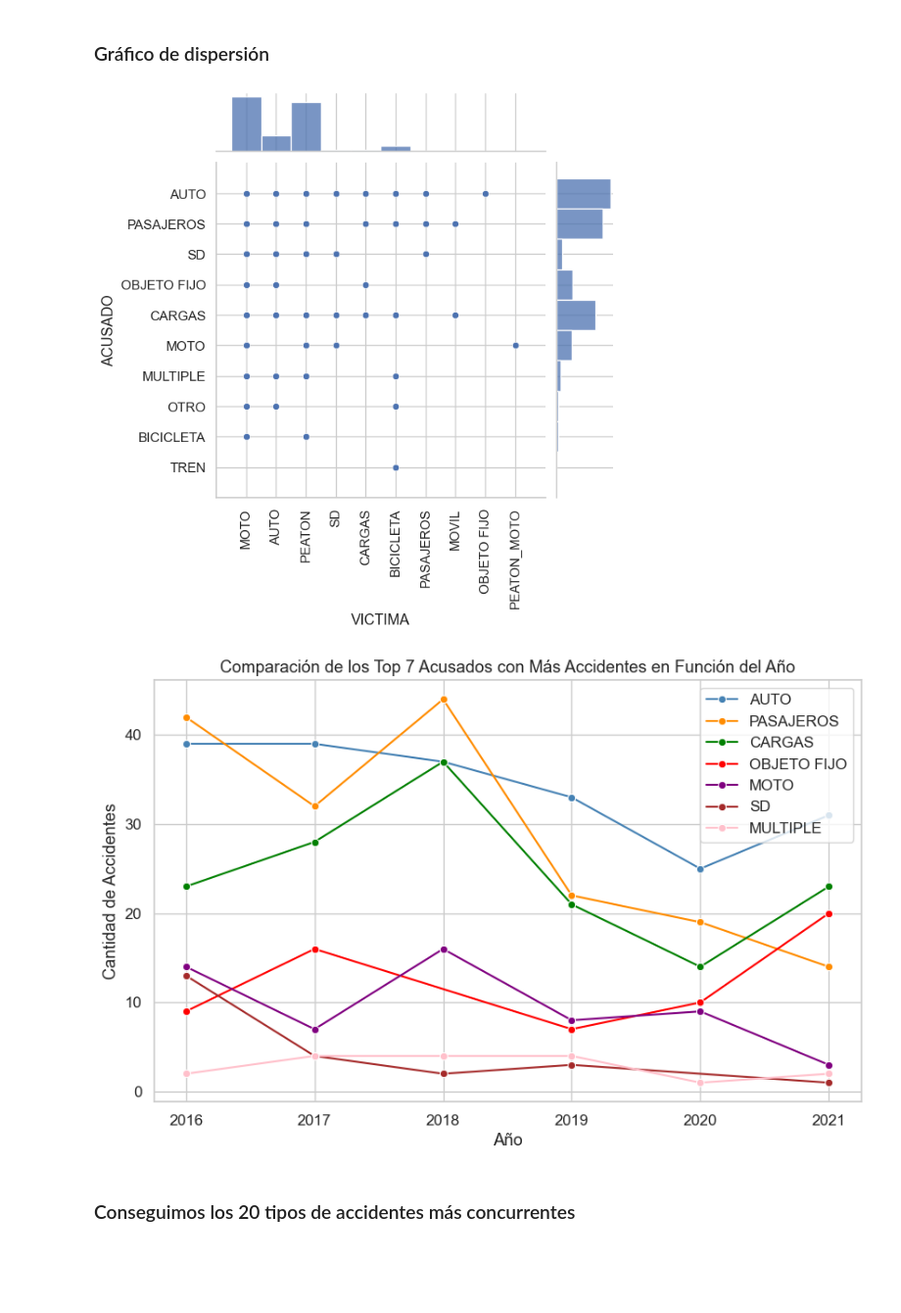
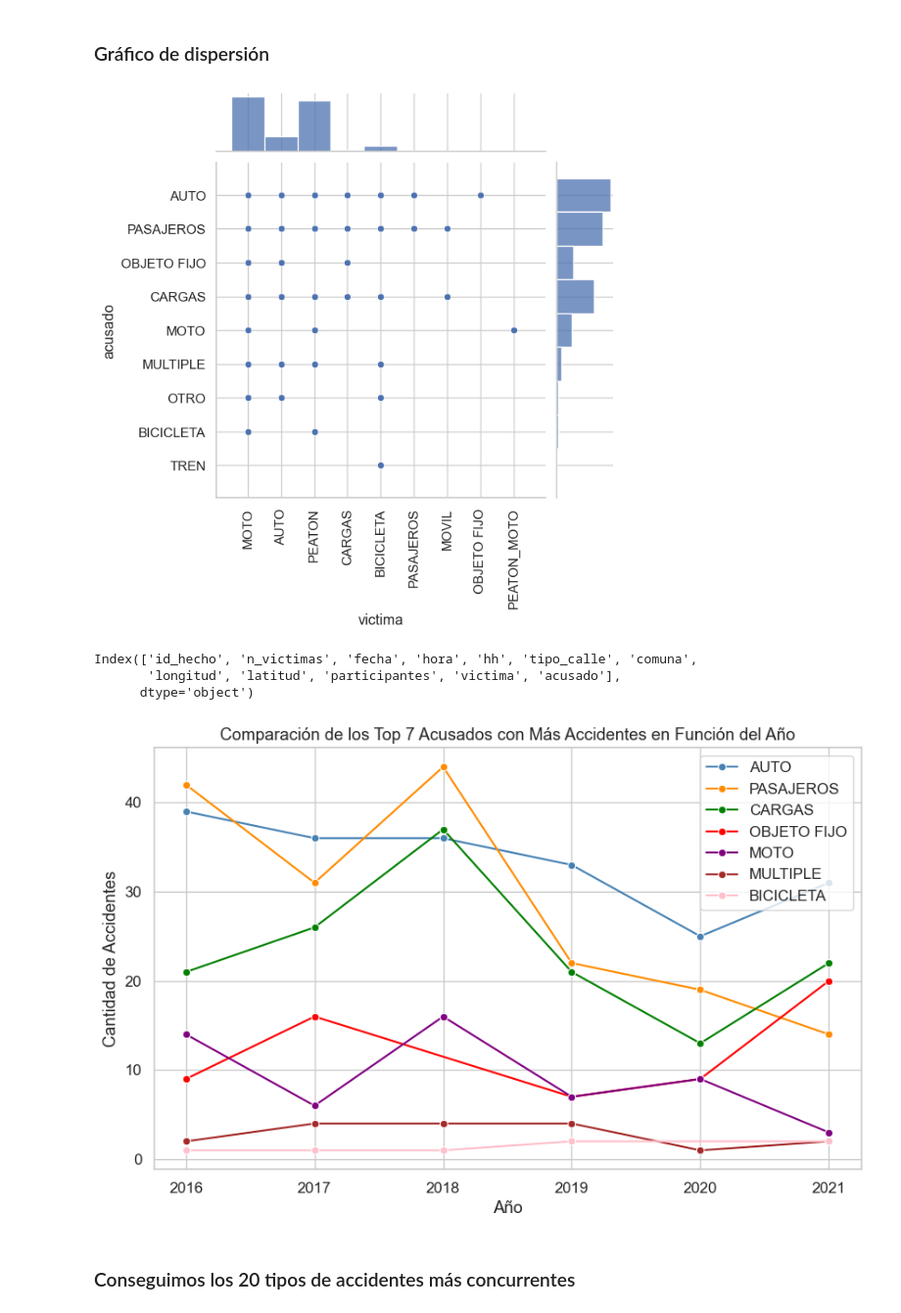
Before and after one commit to facu-corvalan/Siniestros_viales, a Jupyter notebook: EDA.ipynb, the cells around one changed output. Shown at 98% size. Cells and saved outputs as stored; diff of their text form; code cells hidden in the pictures; blank space fills up the shorter version.

```diff
--- a/EDA.ipynb
+++ b/EDA.ipynb
@@ -16,6 +16,6 @@ warnings.filterwarnings('ignore')
 ### Se utilizara datos sin transformar para dar una breve introduccion a la clase de datos que nos vamos a encontrar dentro de los xlsx
 ### Posteriormente se hara el uso de datos con las transformaciones ya realizadas
 # %%
-hechos = pd.read_excel('datasets/homicidios.xlsx', sheet_name='HECHOS')
+hechos = pd.read_csv('datasets\hechos3.csv')
 hechos.head(5)
 # %% [output]
@@ -58,12 +104,13 @@ plt.show()
 # %% [markdown]
 ### NUBE DE PALABRAS
 # %%
-hechos['Calle'] = hechos['Calle'].fillna('').astype(str)
+# Selecciona las columnas 'victima' y 'acusado'
+nube = hechos[['victima', 'acusado']]
 
-nube = hechos['Calle']
+# Combina los textos de ambas columnas en una sola cadena
+texto = ' '.join(nube.fillna('').astype(str).values.flatten())
 
-texto = ' '.join(nube)
-
+# Genera la nube de palabras
 wordcloud = WordCloud(width=800, height=400, background_color='white', colormap='Blues').generate(texto)
 
 # Mostrar la nube de palabras utilizando Matplotlib
@@ -167,7 +210,7 @@ plt.show()
 # %% [markdown]
 ### Gráfico de dispersión
 # %%
-g = sns.jointplot(x='VICTIMA', y='ACUSADO', data=hechos)
+g = sns.jointplot(x='victima', y='acusado', data=hechos)
 
 # Rotar las etiquetas del eje x
 g.ax_joint.set_xticklabels(g.ax_joint.get_xticklabels(), rotation=90)
@@ -175,37 +218,43 @@ g.ax_joint.set_xticklabels(g.ax_joint.get_xticklabels(), rotation=90)
 # Mostrar el gráfico
 plt.show()
 # %% [output]
-[figure, old version]
+[figure, new version]
+# %%
+hechos.columns
+# %% [output]
+Index(['id_hecho', 'n_victimas', 'fecha', 'hora', 'hh', 'tipo_calle', 'comuna',
+       'longitud', 'latitud', 'participantes', 'victima', 'acusado'],
+      dtype='object')
 # %%
 # Convierte 'fecha' en formato datetime.
-hechos['FECHA'] = pd.to_datetime(hechos['FECHA'])
+hechos['fecha'] = pd.to_datetime(hechos['fecha'])
 
 # Agregar una columna 'año' para extraer el año de la fecha
-hechos['año'] = hechos['FECHA'].dt.year
+hechos['año'] = hechos['fecha'].dt.year
 
 # Contar la cantidad de accidentes por tipo de acusado y año
-accidentes_por_acusado_y_año = hechos.groupby(['ACUSADO', 'año']).size().reset_index(name='cantidad_accidentes')
+accidentes_por_acusado_y_año = hechos.groupby(['acusado', 'año']).size().reset_index(name='cantidad_accidentes')
 
 # Seleccionar los 10 tipos de acusados con más accidentes
-top_7_acusados = accidentes_por_acusado_y_año.groupby('ACUSADO')['cantidad_accidentes'].sum().nlargest(7).index
+top_7_acusados = accidentes_por_acusado_y_año.groupby('acusado')['cantidad_accidentes'].sum().nlargest(7).index
 
 # Crear un lineplot para comparar la cantidad de accidentes por acusado en función del año
 plt.figure(figsize=(10, 6))
 
 # Lista de colores para trazar las líneas
 colores = ['steelblue', 'darkorange', 'green', 'red', 'purple', 'brown', 'pink']
 
 for acusado, color in zip(top_7_acusados, colores):
-    subset = accidentes_por_acusado_y_año[accidentes_por_acusado_y_año['ACUSADO'] == acusado]
+    subset = accidentes_por_acusado_y_año[accidentes_por_acusado_y_año['acusado'] == acusado]
     sns.lineplot(data=subset, x='año', y='cantidad_accidentes', label=acusado, marker='o', color=color)
 
 plt.xlabel('Año')
 plt.ylabel('Cantidad de Accidentes')
 plt.title('Comparación de los Top 7 Acusados con Más Accidentes en Función del Año')
 plt.legend(loc='upper right')
 plt.show()
 # %% [output]
-[figure, old version]
+[figure, new version]
 # %% [markdown]
 ### Conseguimos los 20 tipos de accidentes más concurrentes
 # %%
```
Also changed, not shown: parts of 32 cells of this notebook, 12 other files.
